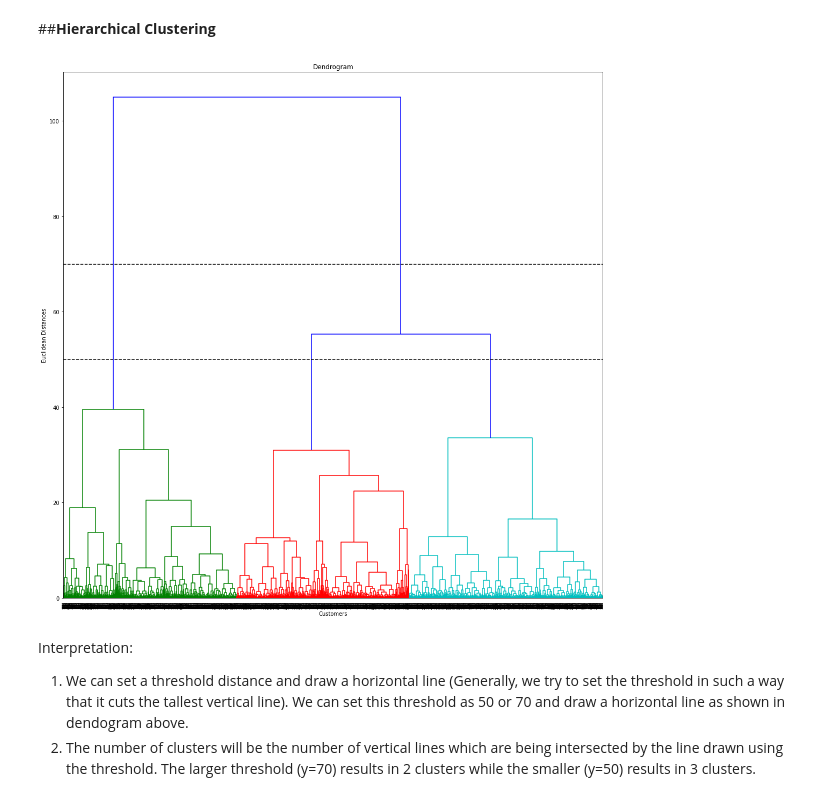
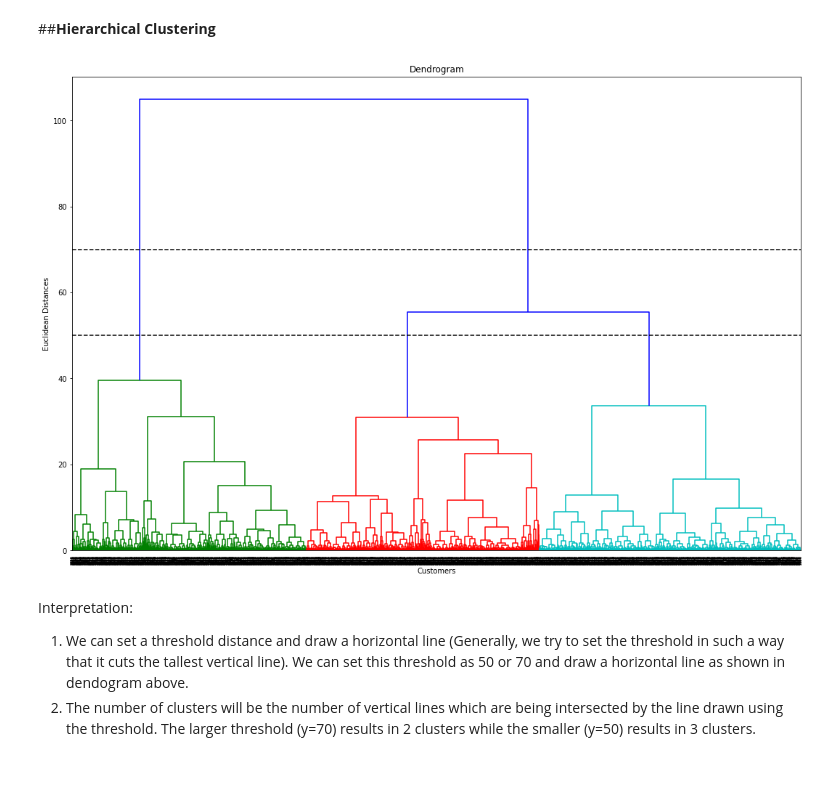
Before and after one commit to s-kp/CapstoneProject-MLUnsupervised, a Jupyter notebook: Online_Retail_Customer_Segmentation_Capstone_Project.ipynb, the cells around one changed output. Cells and saved outputs as stored; diff of their text form; code cells hidden in the pictures; blank space fills up the shorter version.

```diff
--- a/Online_Retail_Customer_Segmentation_Capstone_Project.ipynb
+++ b/Online_Retail_Customer_Segmentation_Capstone_Project.ipynb
@@ -301,7 +306,3 @@ rfm['M'] = pd.qcut(rfm['Monetary'], q=4, labels=[1,2,3,4]).astype(int)
 
 # Finding the RFM Group Score for each customer by combining the factors R,Fand M
 rfm['RFM'] = 100*rfm['R'] + 10*rfm['F'] + rfm['M']
-
-# Splitting RFM again in 4 segments based on quantiles to obtain segment
-rfm['Segment'] = pd.qcut(rfm['RFM'], q=4, labels=[1,2,3,4]).astype(int)
-rfm.head()
@@ -454,16 +453,16 @@ for criteria,k in {'Elbow_Curve':5, 'Silhouette_Score':2,
 ##**Hierarchical Clustering**
 # %%
 # Using the Dendogram to Decide the number of clusters
-plt.figure(figsize=(18,18))
+plt.figure(figsize=(18,12))
 dendrogram(linkage(X, method='ward'), color_threshold=50)
 plt.title('Dendrogram')
 plt.xlabel('Customers')
 plt.ylabel('Euclidean Distances')
 plt.axhline(y=70, color='black', linestyle='--')
 plt.axhline(y=50, color='black', linestyle='--')
 plt.show()
 # %% [output]
-[figure, old version]
+[figure, new version]
 # %% [markdown]
 Interpretation:
 1. We can set a threshold distance and draw a horizontal line (Generally, we try to set the threshold in such a way that it cuts the tallest vertical line). We can set this threshold as 50 or 70 and draw a horizontal line as shown in dendogram above.
```
Also changed, not shown: parts of 20 cells of this notebook.
